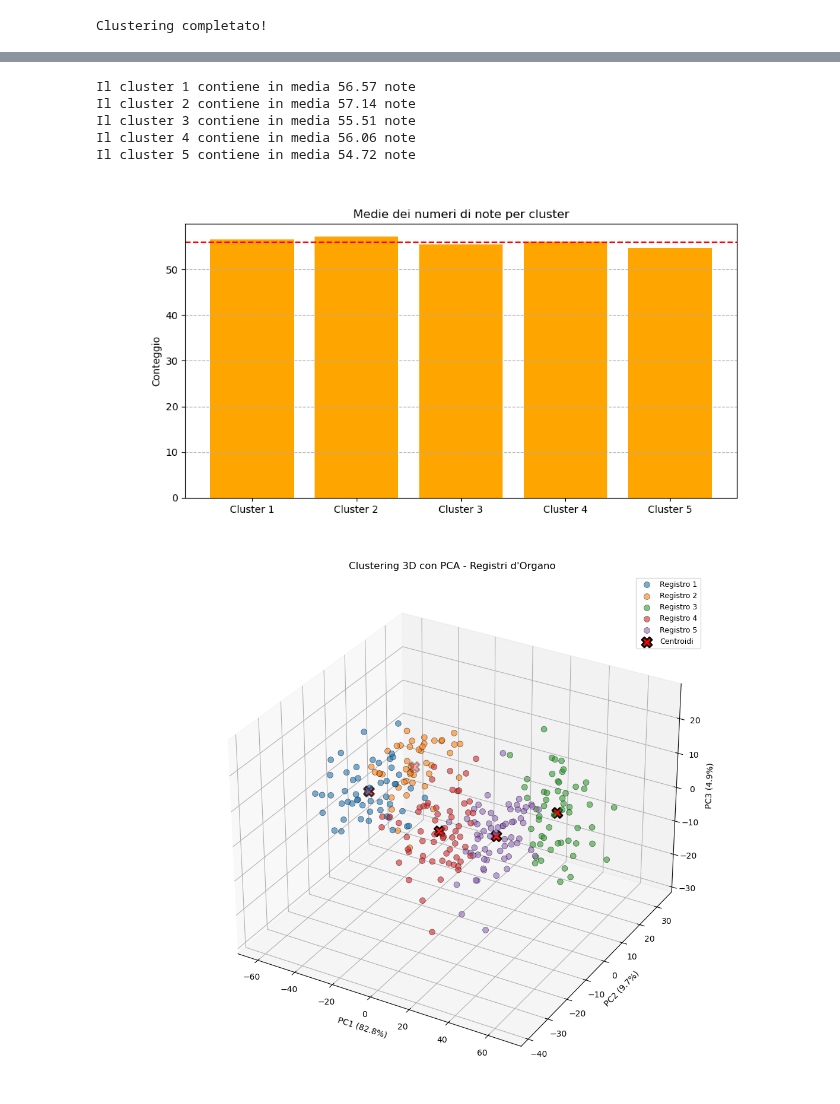
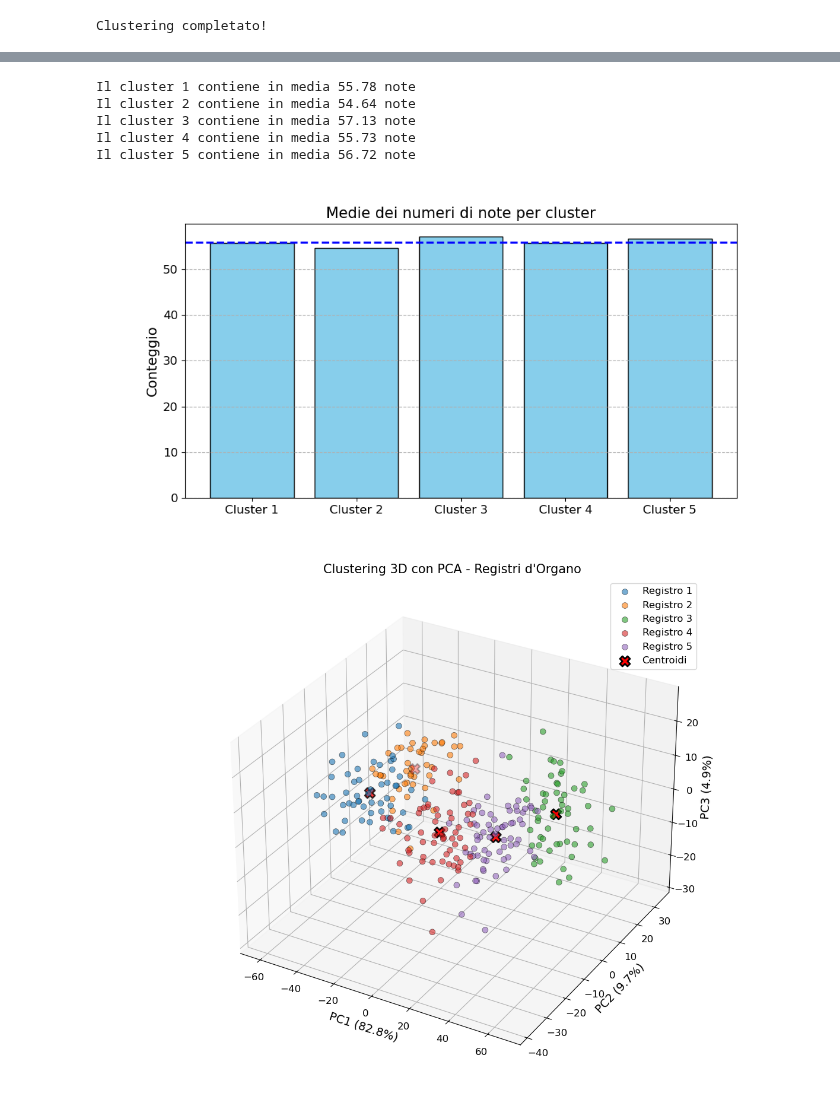
Before and after one commit to Lvetto/lmd_organo, a Jupyter notebook: armoniche_batch.ipynb, the cells around one changed output, grey strips where cells are left out. Drawn from its saved outputs; the diff is of its cells as text; code cells hidden in the pictures.

```diff
--- a/armoniche_batch.ipynb
+++ b/armoniche_batch.ipynb
@@ -251,24 +271,26 @@ for i in range(number_of_iterations):
     for cluster in range(5):
         counters[i][cluster] = np.sum(kmeans.labels_ == cluster)
 average_bins = np.mean(counters, axis=0)
-
-for i in range(5):
-    print(f"Il cluster {i+1} contiene in media {average_bins[i]} note")
-
-plt.figure(figsize=(10, 5))
-plt.bar(range(5), average_bins, tick_label=[f"Cluster {i+1}" for i in range(5)], color="orange")
-plt.axhline(56, color="r", linestyle="--")
-plt.title("Medie dei numeri di note per cluster")
-plt.ylabel("Conteggio")
-plt.grid(axis="y", linestyle="--")
-plt.show()
-# %% [output]
-Il cluster 1 contiene in media 56.57 note
-Il cluster 2 contiene in media 57.14 note
-Il cluster 3 contiene in media 55.51 note
-Il cluster 4 contiene in media 56.06 note
-Il cluster 5 contiene in media 54.72 note
-[figure, removed]
+# %%
+for i in range(5):
+    print(f"Il cluster {i+1} contiene in media {average_bins[i]} note")
+
+plt.figure(figsize=(10, 5))
+plt.bar(range(5), average_bins, tick_label=[f"Cluster {i+1}" for i in range(5)], color="skyblue", edgecolor="black")
+plt.axhline(56, color="blue", linestyle="--", linewidth=2)
+plt.title("Medie dei numeri di note per cluster")
+plt.ylabel("Conteggio")
+plt.grid(axis="y", linestyle="--")
+plt.show()
+
+plt.savefig(os.path.join(base_dir, "cluster_counts.png"))
+# %% [output]
+Il cluster 1 contiene in media 55.78 note
+Il cluster 2 contiene in media 54.64 note
+Il cluster 3 contiene in media 57.13 note
+Il cluster 4 contiene in media 55.73 note
+Il cluster 5 contiene in media 56.72 note
+[figure, added]
 # %%
 # Applica PCA per ridurre a 3 dimensioni
 pca = PCA(n_components=3)
@@ -295,10 +317,12 @@ ax.set_xlabel(f'PC1 ({pca.explained_variance_ratio_[0]:.1%})')
 ax.set_ylabel(f'PC2 ({pca.explained_variance_ratio_[1]:.1%})')
 ax.set_zlabel(f'PC3 ({pca.explained_variance_ratio_[2]:.1%})')
 ax.set_title('Clustering 3D con PCA - Registri d\'Organo')
-ax.legend(loc='upper right', fontsize=9)
+ax.legend(loc='upper right')
 ax.grid(True, alpha=0.3)
 
 plt.tight_layout()
 plt.show()
+
+plt.savefig(os.path.join(base_dir, "pca_clustering_3d.png"))
 # %% [output]
-[figure, old version]
+[figure, new version]
```
Also changed, not shown: parts of 4 cells of this notebook, 12 other files.
